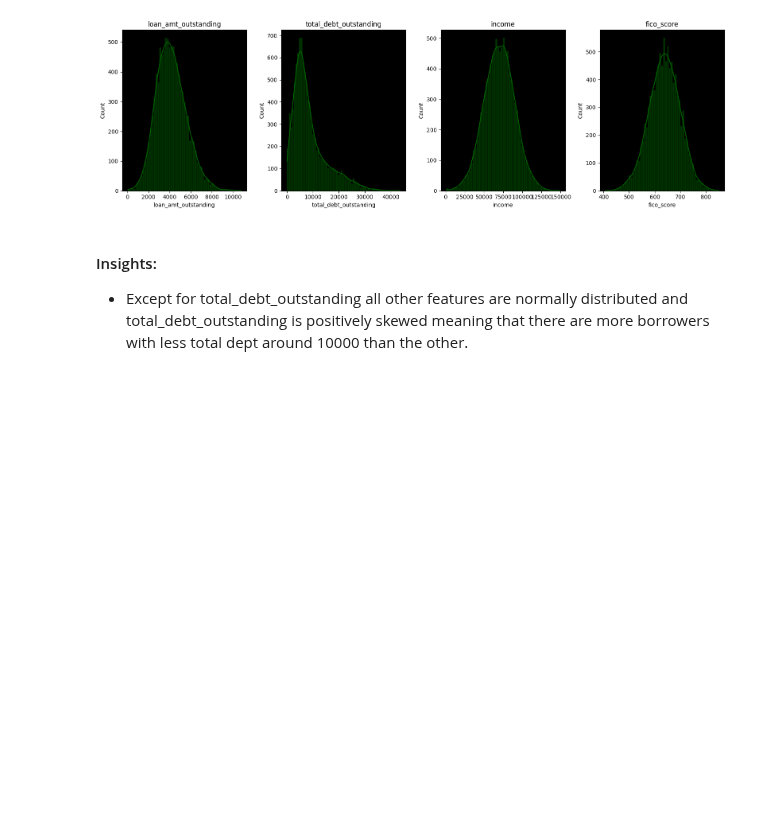
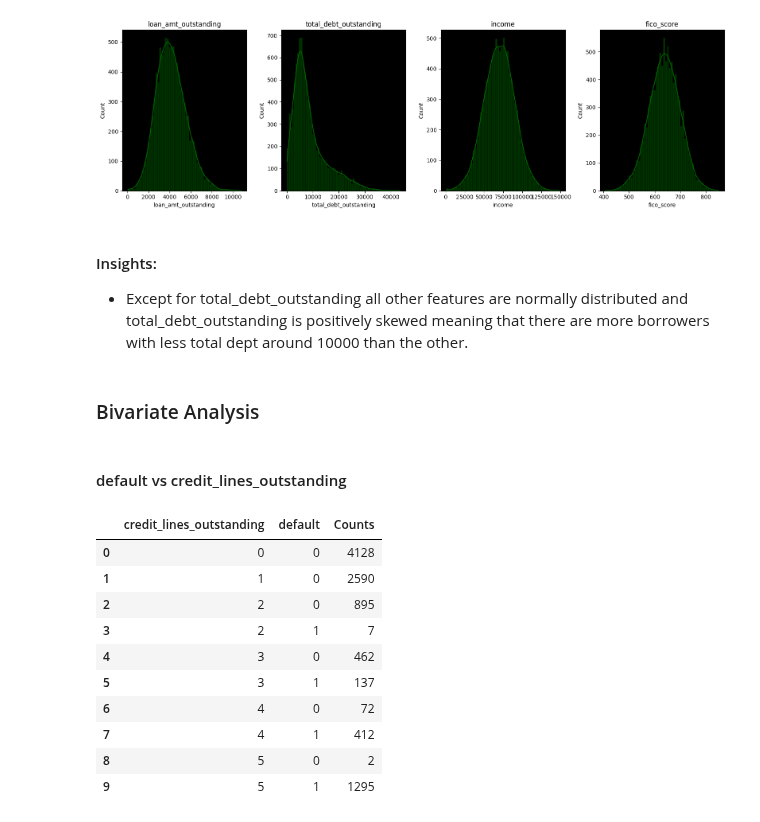
Before and after one commit to Akshay-Paunikar/Forage_Virtual_Internship_Program, a Jupyter notebook: JP Morgan Chase & Co/Quantitative Research/Task 3 - Credit risk analysis/Task_3_Credit_Risk_Analysis.ipynb, the cells around one changed output. Drawn from its saved outputs; the diff is of its cells as text; code cells hidden in the pictures; blank space fills up the shorter version.

Commit message:
Bivariate Analysis has started

```diff
--- a/JP Morgan Chase & Co/Quantitative Research/Task 3 - Credit risk analysis/Task_3_Credit_Risk_Analysis.ipynb
+++ b/JP Morgan Chase & Co/Quantitative Research/Task 3 - Credit risk analysis/Task_3_Credit_Risk_Analysis.ipynb
@@ -240,3 +240,22 @@ plt.show()
 # %% [markdown]
 #### Insights:
  - Except for total_debt_outstanding all other features are normally distributed and total_debt_outstanding is positively skewed meaning that there are more borrowers with less total dept around 10000 than the other.
+# %% [markdown]
+### Bivariate Analysis
+# %% [markdown]
+#### default vs credit_lines_outstanding
+# %%
+# default vs credit_lines_outstanding
+data.groupby(['credit_lines_outstanding', 'default']).size().reset_index().rename(columns={0:"Counts"})
+# %% [output]
+|  | credit_lines_outstanding | default | Counts |
+| 0 | 0 | 0 | 4128 |
+| 1 | 1 | 0 | 2590 |
+| 2 | 2 | 0 | 895 |
+| 3 | 2 | 1 | 7 |
+| 4 | 3 | 0 | 462 |
+| 5 | 3 | 1 | 137 |
+| 6 | 4 | 0 | 72 |
+| 7 | 4 | 1 | 412 |
+| 8 | 5 | 0 | 2 |
+| 9 | 5 | 1 | 1295 |
```
Also changed, not shown: parts of 4 cells of this notebook.
